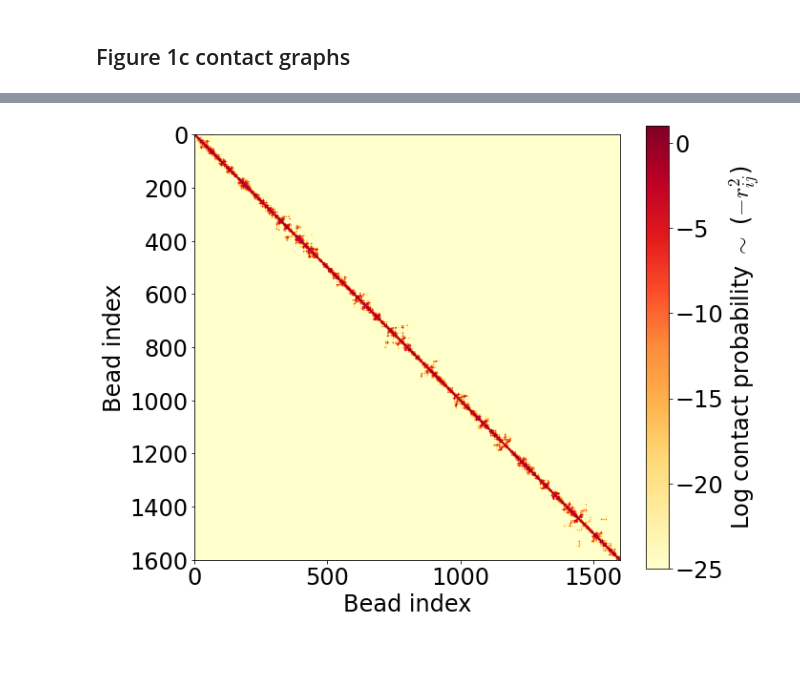
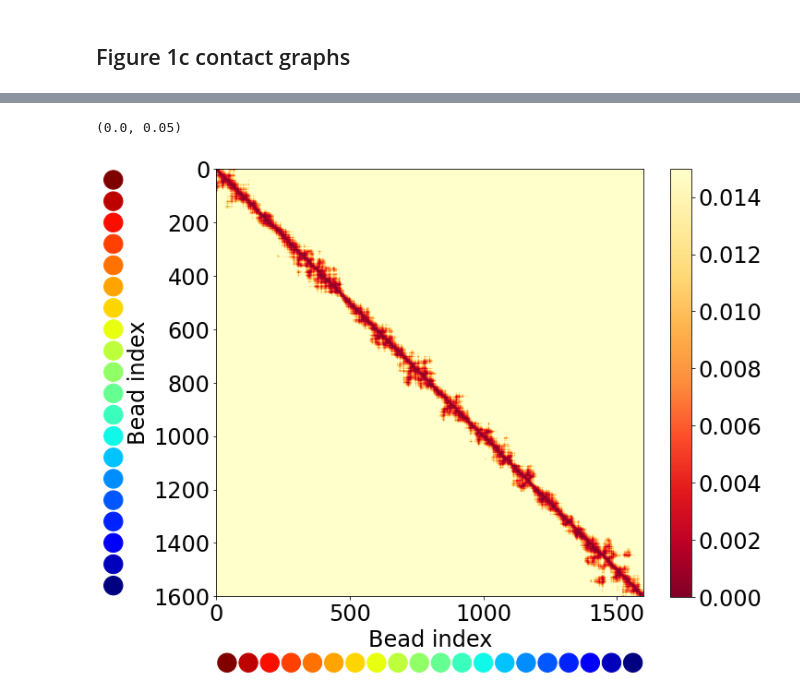
Before and after one commit to palladio11/aLENS_analysis, a Jupyter notebook: notebooks/chromatin_notebooks/Dyn_cond_figs/Figure1.ipynb, the cells around one changed output, grey strips where cells are left out. Drawn from its saved outputs; the diff is of its cells as text; code cells hidden in the pictures; blank space fills up the shorter version.

Commit message:
Added the rest of the figure notebooks and started to fill out figure 5 and 6

```diff
--- a/notebooks/chromatin_notebooks/Dyn_cond_figs/Figure1.ipynb
+++ b/notebooks/chromatin_notebooks/Dyn_cond_figs/Figure1.ipynb
@@ -91,26 +91,24 @@ colors = cycle(mcolors.XKCD_COLORS.keys())
 register_cmaps()
 #plt.rcParams['image.cmap'] = 'emct8'
 #plt.rcParams['image.cmap'] = 'warm'
-plt.rcParams['image.cmap'] = 'YlOrRd'
+plt.rcParams['image.cmap'] = 'YlOrRd_r'
 #plt.rcParams['image.cmap'] = 'twilight'
 #plt.rcParams['image.cmap'] = 'coolwarm'
 #plt.rcParams['image.cmap'] = 'RdYlBu_r'
 # %%
-def make_hic_from_com(fig, ax, com_arr, sigma=.02, log=True, vmin=-40, vmax=0, radius=.01):
-    sep_mat = com_arr[:, None, :] - com_arr[None, :, :]
+def make_hic_from_com(fig, ax, com_arr, vmin=0, vmax=5, radius=.005):
+    sep_mat = (com_arr[:, None, :] - com_arr[None, :, :]) - (radius*2)
     dist_sqrd_mat = np.einsum('ijk,ijk->ij', sep_mat, sep_mat)
-    if log:
-        contact_mat =  - dist_sqrd_mat / (2 * sigma**2)
-    else:
-        contact_mat = np.exp(-dist_sqrd_mat / (2. * sigma**2))
+    contact_mat =  dist_sqrd_mat
 
     c = ax.pcolorfast(contact_mat, vmin=vmin, vmax=vmax)
+    # c = ax.pcolorfast(contact_mat)
 
     # ax.invert_yaxis()
     fig.colorbar(c, ax=ax,
                     # label=r"$\\log$(Inferred contact map) $\\sim$
                     # ($r_{{ij}}^2/2\\sigma^2$)")
-                    label=r"Log contact probability $\sim$ ($-r_{{ij}}^2$)",
+                    # label=r"$-r_{{ij}}^2\;\[\mu^{{\rm m}}^2\]$",
                     )
     ax.set_aspect('equal')
     ax.invert_yaxis()
@@ -186,20 +144,55 @@ with h5py.File(next(data_path.glob('analysis/raw*.h5')), 'r+') as h5_data:
 # %%
 # Uncondensed pinned contact graph
 data_path = ceph_path / 'DynCondPaper/23-10-20_aLc1_slice8.7._line1600_Pin1-13um_Ke.1-300/simulations/Ke100_Pin3.0um/'
 ss_ind = 1
 end_ind = -1
 start_bead = 0
 end_bead = None
 
 with h5py.File(next(data_path.glob('analysis/raw*.h5')), 'r+') as h5_data:
     time_arr = h5_data['time'][ss_ind:end_ind]
 
     sy_dat = h5_data['raw_data/sylinders'][start_bead:end_bead, :, ss_ind:end_ind]
     com_arr = .5 * (sy_dat[:, 2:5, :] + sy_dat[:, 5:8, :])
     fig, ax = plt.subplots(figsize=(10, 8))
 
-    make_hic_from_com(fig, ax, com_arr[:,:,0], log=True, vmin=-25, vmax=1, sigma=.01, radius=.005)
+    make_hic_from_com(fig, ax, com_arr[:,:,0], vmax=.015)
+
+orig_pos = ax.get_position()
+
+# Create a new axes below the original axes
+# The arguments to add_axes are [left, bottom, width, height] in figure coordinates
+new_pos = [orig_pos.x0, orig_pos.y0 - 0.15, orig_pos.width, 0.05]
+ax2 = fig.add_axes(new_pos)
+# ax2.set_xlim(0, orig_pos.width)
+ax2.set_ylim(0, .05)
+ax2.set_aspect('equal')
+
+new_pos = [orig_pos.x0-.18, orig_pos.y0, 0.05, orig_pos.height]
+ax3 = fig.add_axes(new_pos)
+# ax2.set_xlim(0, orig_pos.width)
+_ = ax3.set_xlim(0, .05)
+_ = ax3.set_aspect('equal')
+
+# Make the new axes invisible
+# Add a red circle to the new axes
+new_width = ax2.get_xlim()[1]
+new_height = ax3.get_ylim()[1]
+n_circle = int(new_width / .05)
+rb_colors = mpl.cm.get_cmap('jet_r', n_circle)(np.linspace(0, 1, n_circle))
+
+for i, color in enumerate(rb_colors):
+
+    xaxis_circle = Circle((i*new_width/n_circle + .025, .025), .022, color=color)
+    yaxis_circle = Circle((.025, i*new_height/n_circle + .025), .022, color=color)
+
+    _ = ax2.add_patch(xaxis_circle)
+    _ = ax3.add_patch(yaxis_circle)
+_ = ax2.axis('off')
+_ = ax3.invert_yaxis()
+_ = ax3.axis('off')
 
 fig.savefig('Figure1/uncondensed_pinned_fig1c.png', dpi=600, bbox_inches='tight')
 # %% [output]
+(0.0, 0.05)
-[figure, old version]
+[figure, new version]
```
Also changed, not shown: parts of 14 cells of this notebook, 6 other files.
